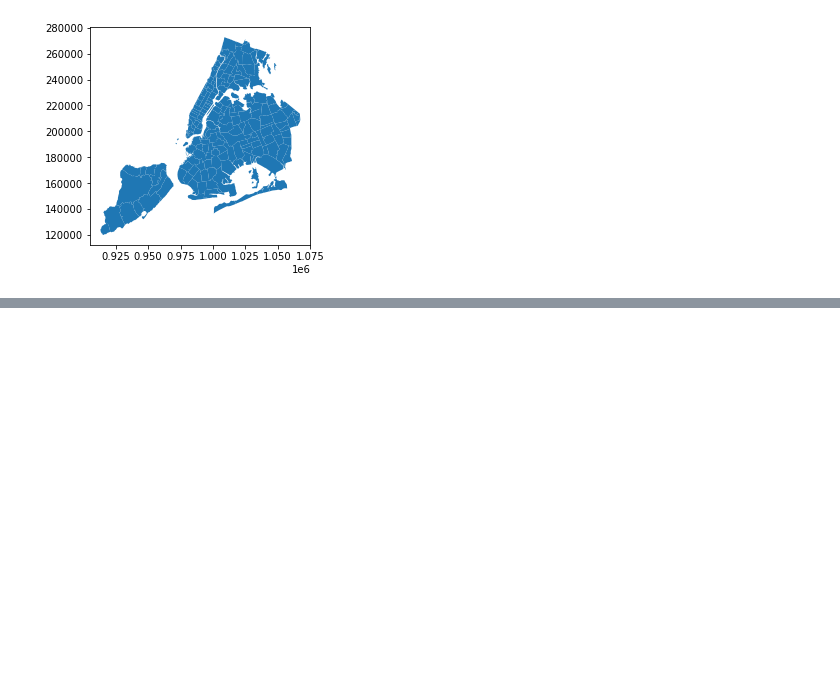
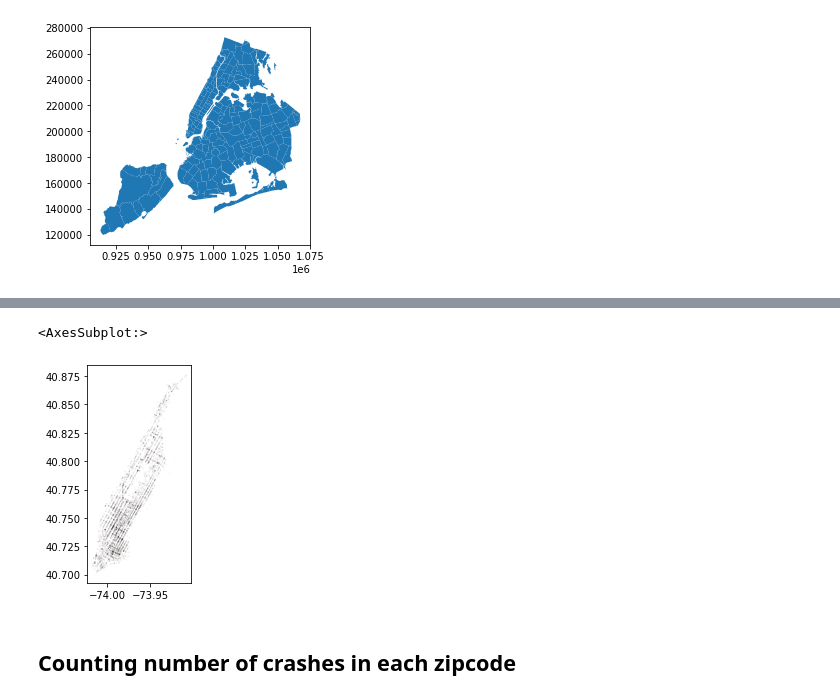
Before and after one commit to Sarang-Pramode/Analyzing_NYC_Citibike, a Jupyter notebook: Analyzing_High_Risk_Zones.ipynb, the cells around one changed output, grey strips where cells are left out. Cells and saved outputs as stored; diff of their text form; code cells hidden in the pictures; blank space fills up the shorter version.

Commit message:
high risk zones ascertained - testing complete on manhatten

```diff
--- a/Analyzing_High_Risk_Zones.ipynb
+++ b/Analyzing_High_Risk_Zones.ipynb
@@ -148,7 +154,7 @@ Crash_data_Manhatten_BiCycles_gdf.shape
 # %% [markdown]
 # FINAL NYC BICYCLE CRASH DATA - MANHATTAN ONLY
 # %%
-Crash_Data_final_gdf = Crash_data_Manhatten_BiCycles_gdf
+Crash_Data_final_gdf = Crash_data_Manhatten_BiCycles_gdf.copy()
 # %% [markdown]
 ---
 # %% [markdown]
@@ -295,0 +312,11 @@ nyc_zipcodes_gdf.plot()
+# %%
+Crash_Data_final_gdf.plot(
+    color='red',
+    edgecolor='black',
+    markersize = 3
+    )
+# %% [output]
+<AxesSubplot:>
+[figure, added]
+# %% [markdown]
+## Counting number of crashes in each zipcode
```
Also changed, not shown: parts of 23 cells of this notebook, 1 other file.
